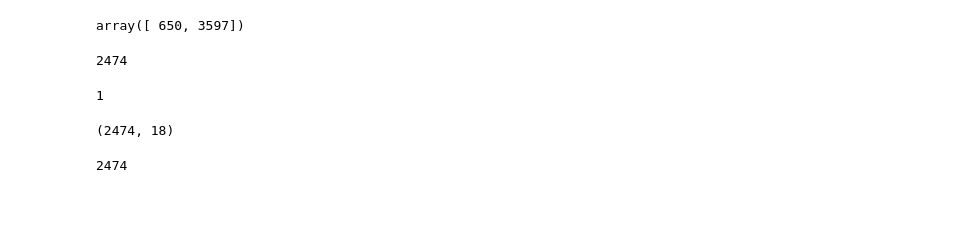
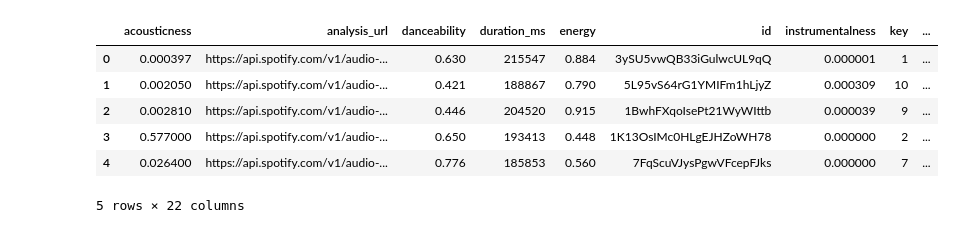
Before and after one commit to jcream31/workout_music_recommender, a Jupyter notebook: notebooks/Analysis.ipynb, the cells around one changed output. Cells and saved outputs as stored; diff of their text form; code cells hidden in the pictures; blank space fills up the shorter version.

```diff
--- a/notebooks/Analysis.ipynb
+++ b/notebooks/Analysis.ipynb
@@ -1,18 +11,7 @@
 # %%
-import pickle
-import pandas as pd
-import matplotlib.pyplot as plt
-import numpy as np
-from sklearn import preprocessing
-from sklearn.cluster import AgglomerativeClustering
+# open saved object
+with open ('../data/track_data.p', 'rb') as fp:
+    track_data = pickle.load(fp)
 
-
-%matplotlib inline
-plt.style.use('ggplot')
-
-# open saved object
-with open ('song_data.p', 'rb') as fp:
-    df_song_data = pickle.load(fp)
-
-with open ('song_df.p', 'rb') as fp:
-    song_df = pickle.load(fp)
+with open ('../data/tracks.p', 'rb') as fp:
+    tracks = pickle.load(fp)
@@ -88,20 +18,12 @@ plot_hist('total_fade', (0,30))
-# %%
-cluster_model.children_[2000]
-# %% [output]
-array([ 650, 3597])
-# %%
-cluster_model.n_leaves_
-# %% [output]
-2474
-# %%
-cluster_model.n_components_
-# %% [output]
-1
-# %%
-X.shape
-# %% [output]
-(2474, 18)
-# %%
-len(data)
-# %% [output]
-2474
+# %%
+with open ('../data/complete_data.p', 'rb') as fp:
+    test = pickle.load(fp)
+test.head()
+# %% [output]
+|  | acousticness | analysis_url | danceability | duration_ms | energy | id | instrumentalness | key | ... |
+| 0 | 0.000397 | https://api.spotify.com/v1/audio-... | 0.630 | 215547 | 0.884 | 3ySU5vwQB33iGulwcUL9qQ | 0.000001 | 1 | ... |
+| 1 | 0.002050 | https://api.spotify.com/v1/audio-... | 0.421 | 188867 | 0.790 | 5L95vS64rG1YMIFm1hLjyZ | 0.000309 | 10 | ... |
+| 2 | 0.002810 | https://api.spotify.com/v1/audio-... | 0.446 | 204520 | 0.915 | 1BwhFXqoIsePt21WyWIttb | 0.000039 | 9 | ... |
+| 3 | 0.577000 | https://api.spotify.com/v1/audio-... | 0.650 | 193413 | 0.448 | 1K13OsIMc0HLgEJHZoWH78 | 0.000000 | 2 | ... |
+| 4 | 0.026400 | https://api.spotify.com/v1/audio-... | 0.776 | 185853 | 0.560 | 7FqScuVJysPgwVFcepFJks | 0.000000 | 7 | ... |
+5 rows × 22 columns
```
Also changed, not shown: parts of 60 cells of this notebook, 6 other files.
